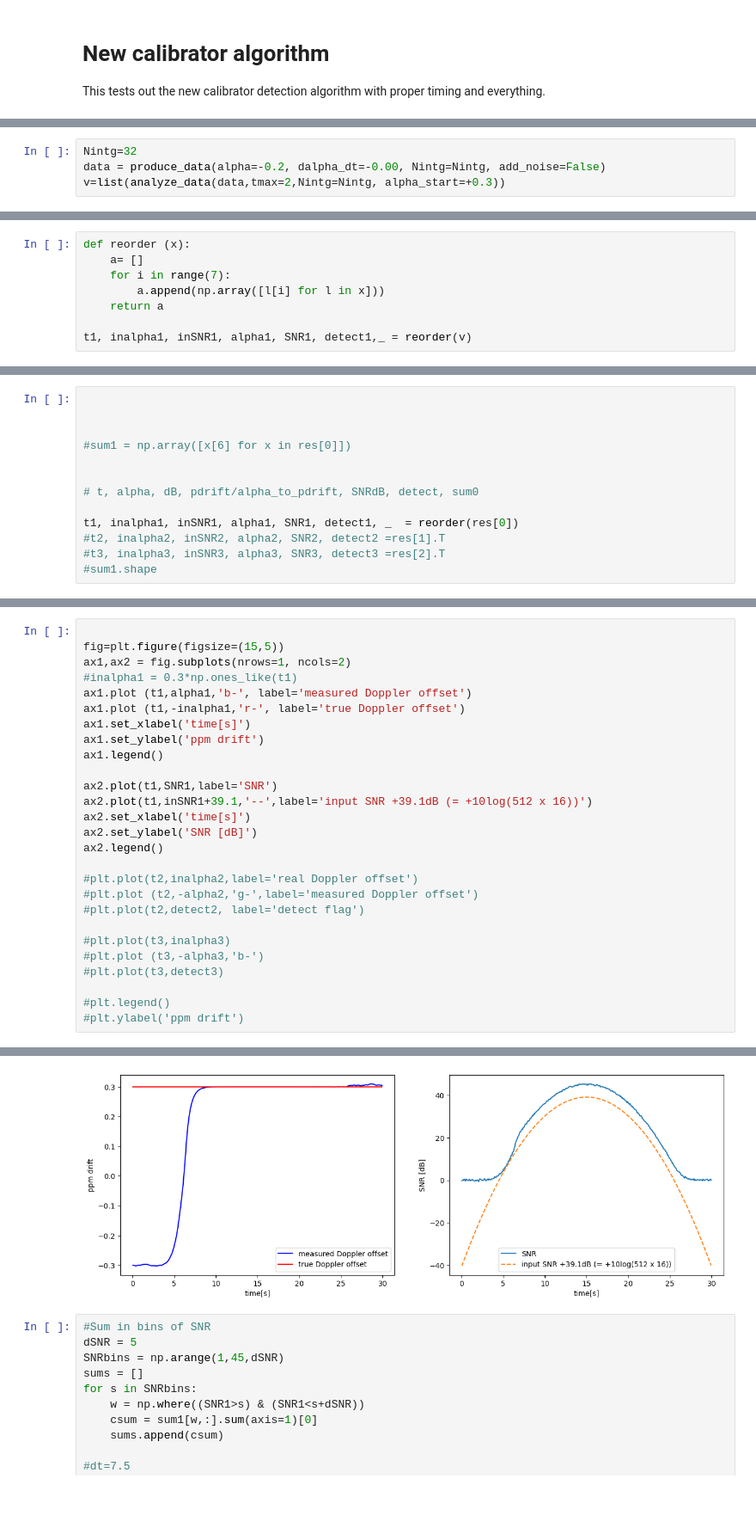
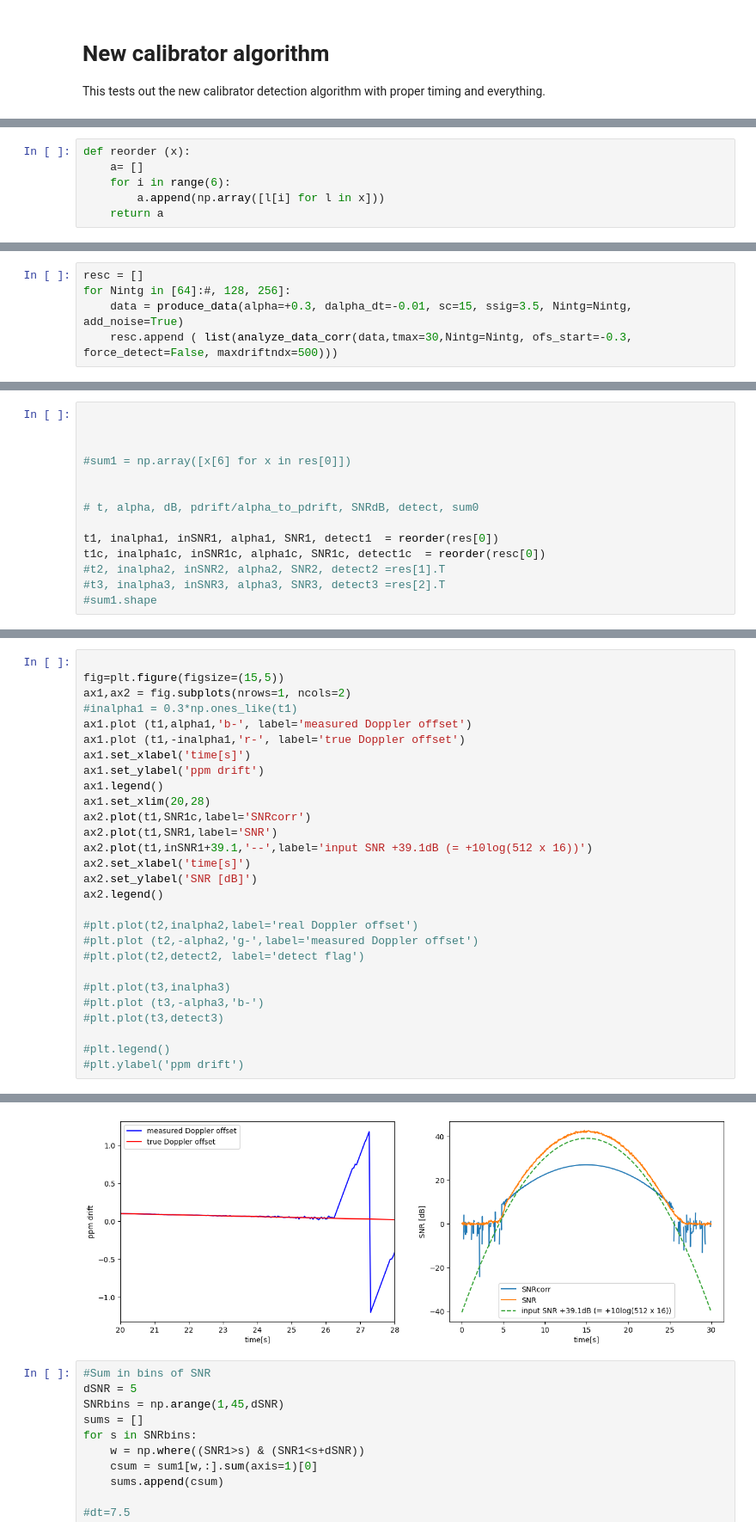
Before and after one commit to lusee-night/notebooks, a Jupyter notebook: calibrator/pfb_detect.ipynb, the cells around one changed output, grey strips where cells are left out. Shown at 86% size. Saved outputs shown, nothing was run; the diff lists cells and outputs as text; blank space fills up the shorter version.

```diff
--- a/calibrator/pfb_detect.ipynb
+++ b/calibrator/pfb_detect.ipynb
@@ -160,0 +82,6 @@ new pdrift =  0.26647149318024255
+# %%
+def reorder (x):
+    a= []
+    for i in range(6):
+        a.append(np.array([l[i] for l in x]))
+    return a
@@ -161,4 +96,5 @@ new pdrift =  0.26647149318024255
 # %%
-Nintg=32
-data = produce_data(alpha=-0.2, dalpha_dt=-0.00, Nintg=Nintg, add_noise=False)
-v=list(analyze_data(data,tmax=2,Nintg=Nintg, alpha_start=+0.3))
+resc = []
+for Nintg in [64]:#, 128, 256]:
+    data = produce_data(alpha=+0.3, dalpha_dt=-0.01, sc=15, ssig=3.5, Nintg=Nintg, add_noise=True)
+    resc.append ( list(analyze_data_corr(data,tmax=30,Nintg=Nintg, ofs_start=-0.3, force_detect=False, maxdriftndx=500)))
@@ -183,8 +100,0 @@ v=list(analyze_data(data,tmax=2,Nintg=Nintg, alpha_start=+0.3))
-# %%
-def reorder (x):
-    a= []
-    for i in range(7):
-        a.append(np.array([l[i] for l in x]))
-    return a
-
-t1, inalpha1, inSNR1, alpha1, SNR1, detect1,_ = reorder(v)
@@ -227,7 +107,8 @@ for Nintg in [128]:#, 128, 256]:
 
 # t, alpha, dB, pdrift/alpha_to_pdrift, SNRdB, detect, sum0
 
-t1, inalpha1, inSNR1, alpha1, SNR1, detect1, _  = reorder(res[0])
+t1, inalpha1, inSNR1, alpha1, SNR1, detect1  = reorder(res[0])
+t1c, inalpha1c, inSNR1c, alpha1c, SNR1c, detect1c  = reorder(resc[0])
 #t2, inalpha2, inSNR2, alpha2, SNR2, detect2 =res[1].T
 #t3, inalpha3, inSNR3, alpha3, SNR3, detect3 =res[2].T
 #sum1.shape
@@ -234,33 +121,34 @@ t1, inalpha1, inSNR1, alpha1, SNR1, detect1, _  = reorder(res[0])
 # %%
 
 fig=plt.figure(figsize=(15,5))
 ax1,ax2 = fig.subplots(nrows=1, ncols=2)
 #inalpha1 = 0.3*np.ones_like(t1)
 ax1.plot (t1,alpha1,'b-', label='measured Doppler offset')
 ax1.plot (t1,-inalpha1,'r-', label='true Doppler offset')
 ax1.set_xlabel('time[s]')
 ax1.set_ylabel('ppm drift')
 ax1.legend()
-
+ax1.set_xlim(20,28)
+ax2.plot(t1,SNR1c,label='SNRcorr')
 ax2.plot(t1,SNR1,label='SNR')
 ax2.plot(t1,inSNR1+39.1,'--',label='input SNR +39.1dB (= +10log(512 x 16))')
 ax2.set_xlabel('time[s]')
 ax2.set_ylabel('SNR [dB]')
 ax2.legend()
 
 #plt.plot(t2,inalpha2,label='real Doppler offset')
 #plt.plot (t2,-alpha2,'g-',label='measured Doppler offset')
 #plt.plot(t2,detect2, label='detect flag')
 
 #plt.plot(t3,inalpha3)
 #plt.plot (t3,-alpha3,'b-')
 #plt.plot(t3,detect3)
 
 #plt.legend()
 #plt.ylabel('ppm drift')
 # %% [output]
 <matplotlib.legend.Legend at 0x...>
-[figure, old version]
+[figure, new version]
 # %%
 #Sum in bins of SNR
 dSNR = 5
```
Also changed, not shown: parts of 19 cells of this notebook, 1 other file.
